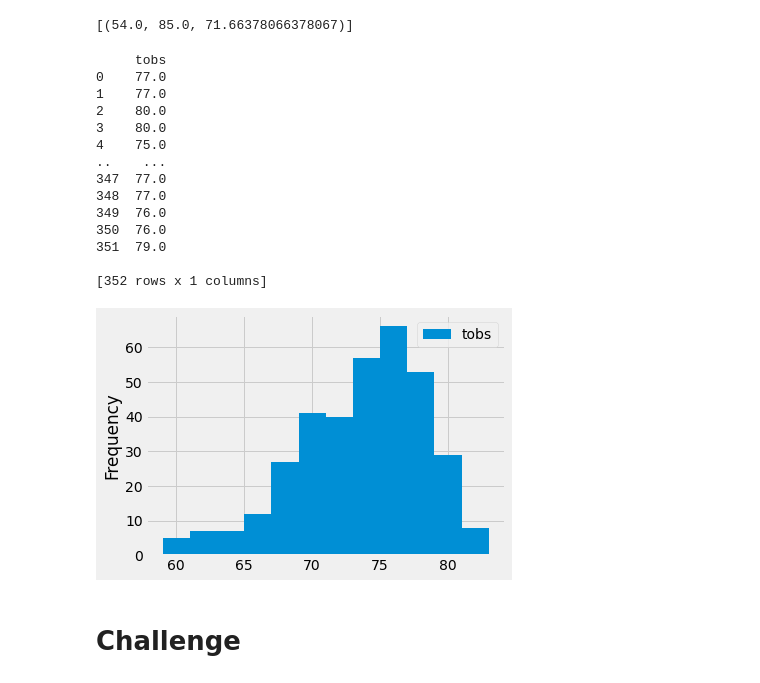
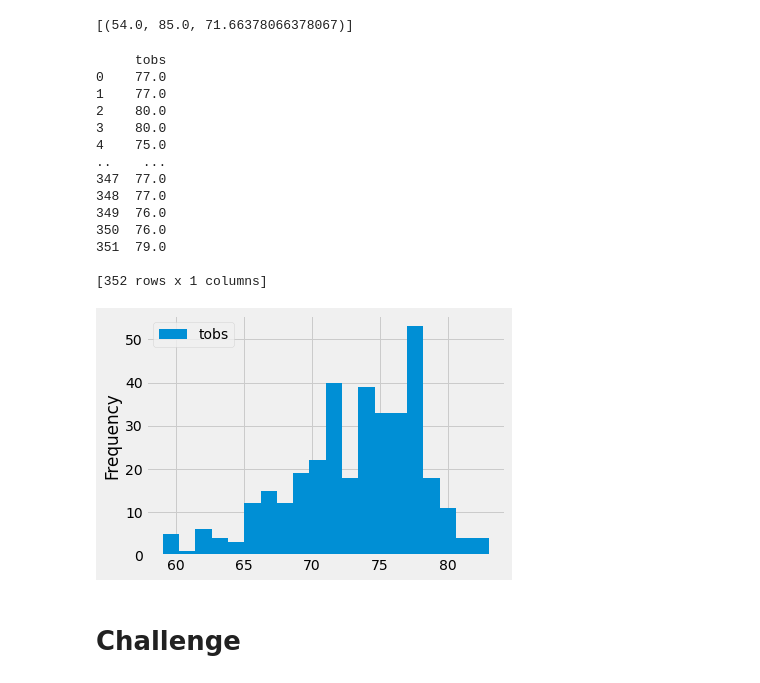
Before and after one commit to cjcheng22/surfs_up, a Jupyter notebook: climate_analysis.ipynb, the cells around one changed output. Drawn from its saved outputs; the diff is of its cells as text; code cells hidden in the pictures.

```diff
--- a/climate_analysis.ipynb
+++ b/climate_analysis.ipynb
@@ -121,33 +121,33 @@ session.query(func.min(Measurement.tobs), func.max(Measurement.tobs), func.avg(M
 # %%
 # Choose the station with the highest number of temperature observations.
 # Query the last 12 months of temperature observation data for this station and plot the results as a histogram
 import datetime as dt
 from pandas.plotting import table
 prev_year = dt.date(2017, 8, 23) - dt.timedelta(days=365)
 
 results = session.query(Measurement.tobs).\
     filter(Measurement.station == 'USC00519281').\
     filter(Measurement.date >= prev_year).all()
 df = pd.DataFrame(results, columns=['tobs'])
 print(df)
-df.plot.hist(bins=12)
+df.plot.hist(bins=20)
 plt.tight_layout()
 # %% [output]
      tobs
 0    77.0
 1    77.0
 2    80.0
 3    80.0
 4    75.0
 ..    ...
 347  77.0
 348  77.0
 349  76.0
 350  76.0
 351  79.0
 
 [352 rows x 1 columns]
-[figure, old version]
+[figure, new version]
 # %%
 # Write a function called `calc_temps` that will accept start date and end date in the format '%Y-%m-%d'
 # and return the minimum, average, and maximum temperatures for that range of dates
```
Also changed, not shown: 1 other file.
